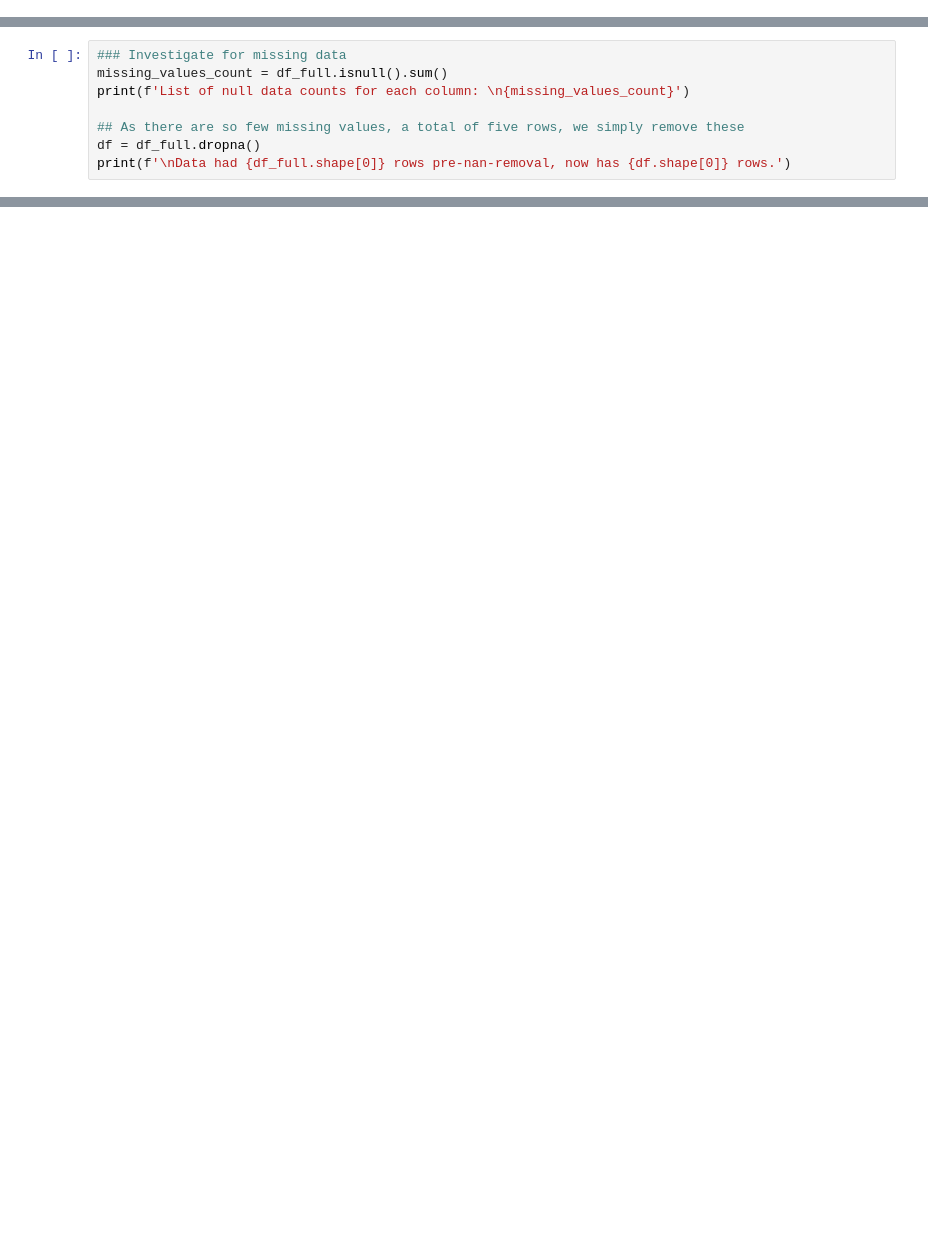
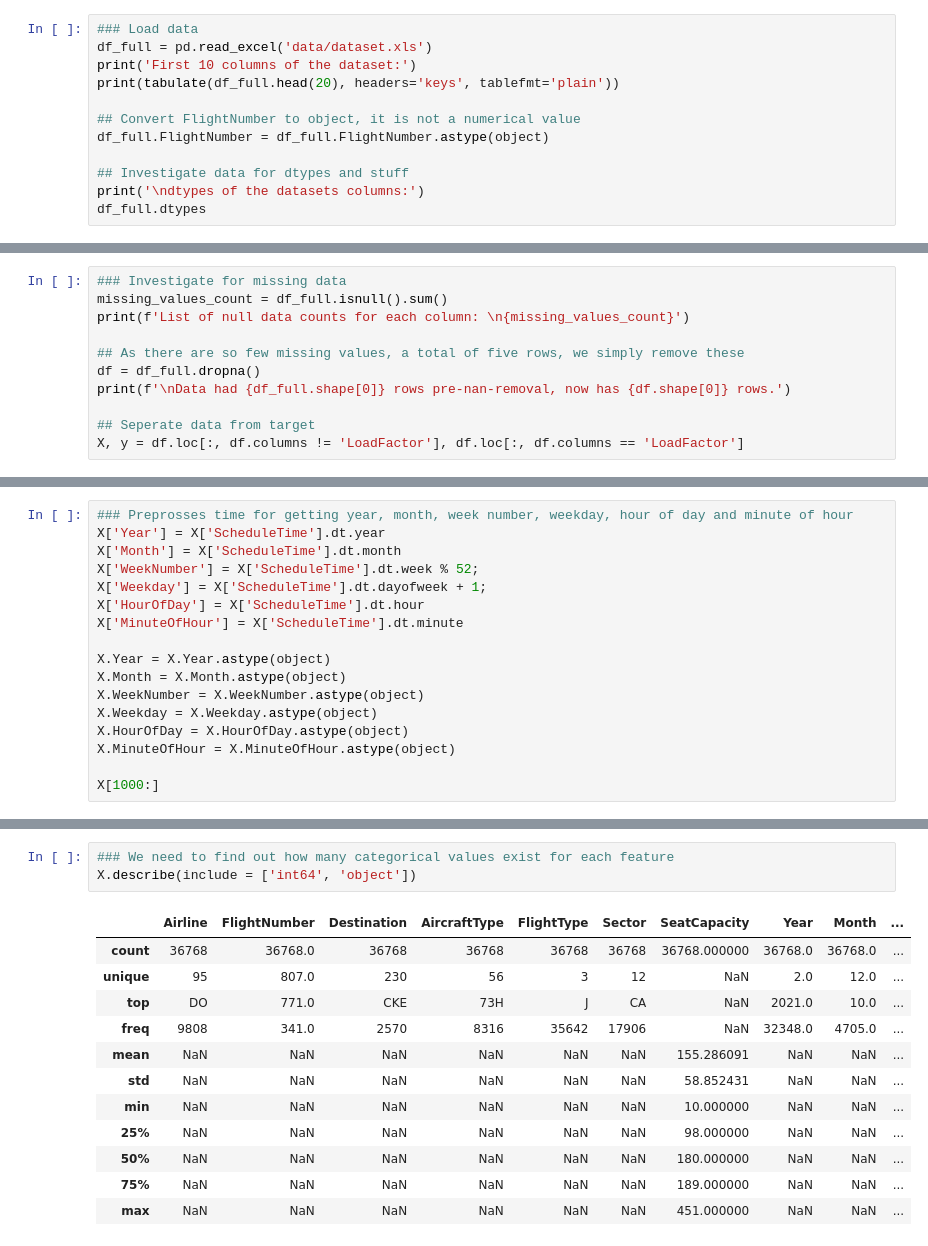
Before and after one commit to augustsemrau/02582case1, a Jupyter notebook: data_analysis.ipynb, the cells around one changed output, grey strips where cells are left out. Cells and saved outputs as stored; diff of their text form; blank space fills up the shorter version.

Commit message:
Data encoding almost done

```diff
--- a/data_analysis.ipynb
+++ b/data_analysis.ipynb
@@ -46,0 +10,12 @@ Name: Airline, Length: 95, dtype: int64
+# %%
+### Load data
+df_full = pd.read_excel('data/dataset.xls')
+print('First 10 columns of the dataset:')
+print(tabulate(df_full.head(20), headers='keys', tablefmt='plain'))
+
+## Convert FlightNumber to object, it is not a numerical value
+df_full.FlightNumber = df_full.FlightNumber.astype(object)
+
+## Investigate data for dtypes and stuff
+print('\ndtypes of the datasets columns:')
+df_full.dtypes
@@ -52,3 +65,6 @@ print(f'List of null data counts for each column: \n{missing_values_count}')
 ## As there are so few missing values, a total of five rows, we simply remove these
 df = df_full.dropna()
 print(f'\nData had {df_full.shape[0]} rows pre-nan-removal, now has {df.shape[0]} rows.')
+
+## Seperate data from target
+X, y = df.loc[:, df.columns != 'LoadFactor'], df.loc[:, df.columns == 'LoadFactor']
@@ -87,0 +87,17 @@ Data had 36770 rows pre-nan-removal, now has 36768 rows.
+# %%
+### Preprosses time for getting year, month, week number, weekday, hour of day and minute of hour
+X['Year'] = X['ScheduleTime'].dt.year
+X['Month'] = X['ScheduleTime'].dt.month
+X['WeekNumber'] = X['ScheduleTime'].dt.week % 52;
+X['Weekday'] = X['ScheduleTime'].dt.dayofweek + 1;
+X['HourOfDay'] = X['ScheduleTime'].dt.hour
+X['MinuteOfHour'] = X['ScheduleTime'].dt.minute
+
+X.Year = X.Year.astype(object)
+X.Month = X.Month.astype(object)
+X.WeekNumber = X.WeekNumber.astype(object)
+X.Weekday = X.Weekday.astype(object)
+X.HourOfDay = X.HourOfDay.astype(object)
+X.MinuteOfHour = X.MinuteOfHour.astype(object)
+
+X[1000:]
@@ -87,0 +120,16 @@ Data had 36770 rows pre-nan-removal, now has 36768 rows.
+# %%
+### We need to find out how many categorical values exist for each feature
+X.describe(include = ['int64', 'object'])
+# %% [output]
+|  | Airline | FlightNumber | Destination | AircraftType | FlightType | Sector | SeatCapacity | Year | Month | ... |
+| count | 36768 | 36768.0 | 36768 | 36768 | 36768 | 36768 | 36768.000000 | 36768.0 | 36768.0 | ... |
+| unique | 95 | 807.0 | 230 | 56 | 3 | 12 | NaN | 2.0 | 12.0 | ... |
+| top | DO | 771.0 | CKE | 73H | J | CA | NaN | 2021.0 | 10.0 | ... |
+| freq | 9808 | 341.0 | 2570 | 8316 | 35642 | 17906 | NaN | 32348.0 | 4705.0 | ... |
+| mean | NaN | NaN | NaN | NaN | NaN | NaN | 155.286091 | NaN | NaN | ... |
+| std | NaN | NaN | NaN | NaN | NaN | NaN | 58.852431 | NaN | NaN | ... |
+| min | NaN | NaN | NaN | NaN | NaN | NaN | 10.000000 | NaN | NaN | ... |
+| 25% | NaN | NaN | NaN | NaN | NaN | NaN | 98.000000 | NaN | NaN | ... |
+| 50% | NaN | NaN | NaN | NaN | NaN | NaN | 180.000000 | NaN | NaN | ... |
+| 75% | NaN | NaN | NaN | NaN | NaN | NaN | 189.000000 | NaN | NaN | ... |
+| max | NaN | NaN | NaN | NaN | NaN | NaN | 451.000000 | NaN | NaN | ... |
```
Also changed, not shown: parts of 15 cells of this notebook.
